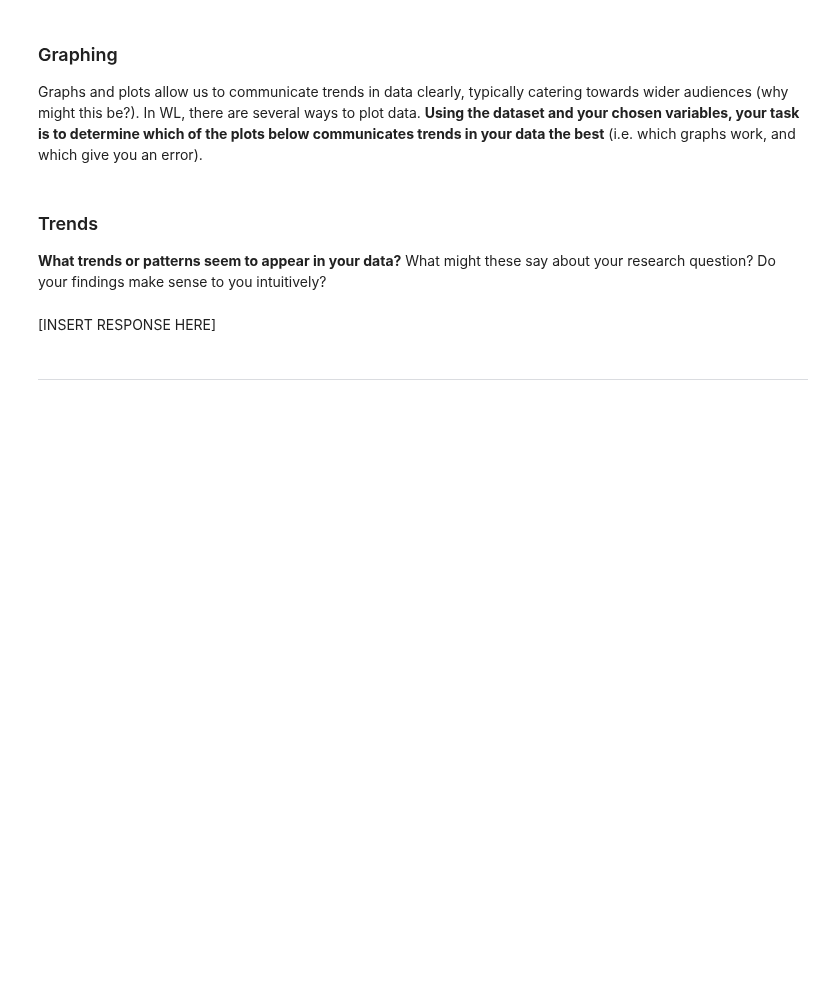
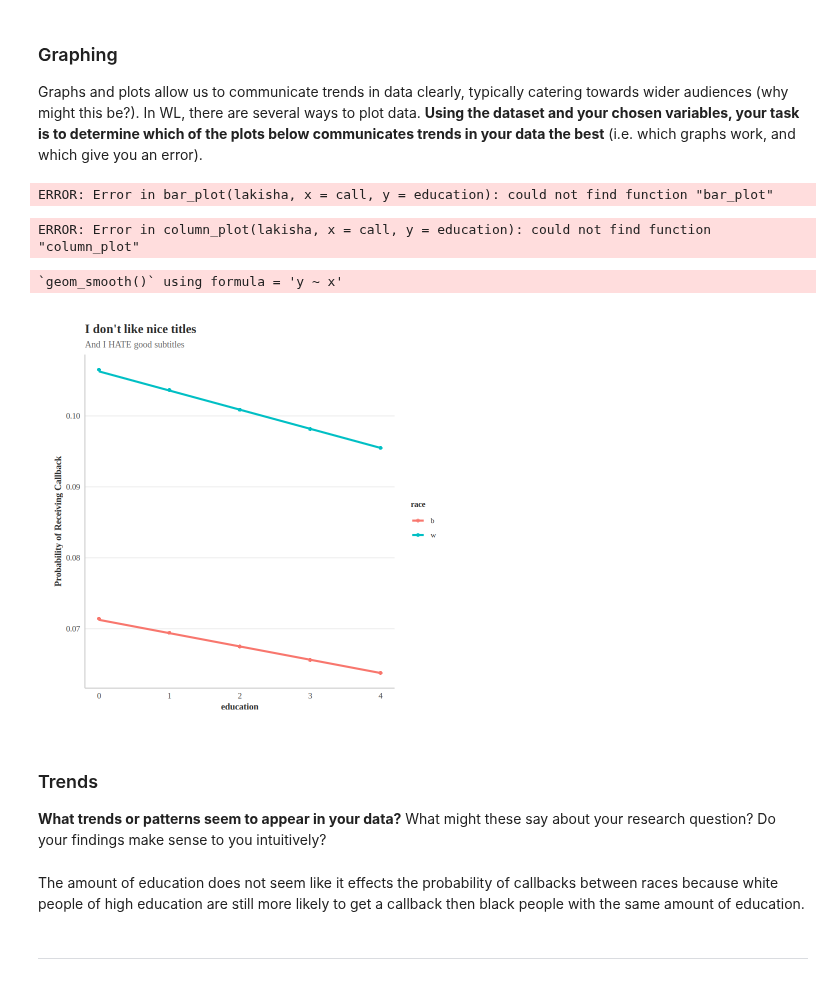
Before and after one commit to kaylin-12/Unit0, a Jupyter notebook: ApResearchCT_SS.ipynb, the cells around one changed output. Drawn from its saved outputs; the diff is of its cells as text; code cells hidden in the pictures; blank space fills up the shorter version.

Commit message:
Lakisha experiment

```diff
--- a/ApResearchCT_SS.ipynb
+++ b/ApResearchCT_SS.ipynb
@@ -158,30 +159,37 @@ Before visualizing anything, lets first identify what variables we'd like to use
 Graphs and plots allow us to communicate trends in data clearly, typically catering towards wider audiences (why might this be?). In WL, there are several ways to plot data. **Using the dataset and your chosen variables, your task is to determine which of the plots below communicates trends in your data the best** (i.e. which graphs work, and which give you an error).
 # %%
 bar_plot(lakisha,
-             x = INSERT_VARIABLE_1,
-             y= INSERT_VARIABLE_2)
+             x = call,
+             y= education)
+# %% [output]
+ERROR: Error in bar_plot(lakisha, x = call, y = education): could not find function "bar_plot"
 # %%
 column_plot(lakisha,
-            x= INSERT_VARIABLE_1,
-            y= INSERT_VARIABLE_2)
+            x= call,
+            y= education)
+# %% [output]
+ERROR: Error in column_plot(lakisha, x = call, y = education): could not find function "column_plot"
 # %%
-logit_model <- glm(call~race+INSERT_VARIABLE_1, lakisha, family=binomial)
+logit_model <- glm(call~race+education, lakisha, family=binomial)
 predicted_probs <- predict(logit_model, type = "response")
 lakisha <- lakisha%>%mutate(probs=predicted_probs)
 
 scatter_plot(lakisha,
-             x=INSERT_VARIABLE_1,
+             x=education,
              y=probs,
              y_name="Probability of Receiving Callback",
              color_by=race,
              line=TRUE)
+# %% [output]
+`geom_smooth()` using formula = 'y ~ x'
+[figure, added]
 # %% [markdown]
 ### Trends
 
 
 **What trends or patterns seem to appear in your data?** What might these say about your research question? Do your findings make sense to you intuitively?
-# %% [markdown]
-[INSERT RESPONSE HERE]
+# %% [markdown]
+The amount of education does not seem like it effects the probability of callbacks between races because white people of high education are still more likely to get a callback then black people with the same amount of education.
 # %% [markdown]
 
 
```
Also changed, not shown: parts of 13 cells of this notebook.
